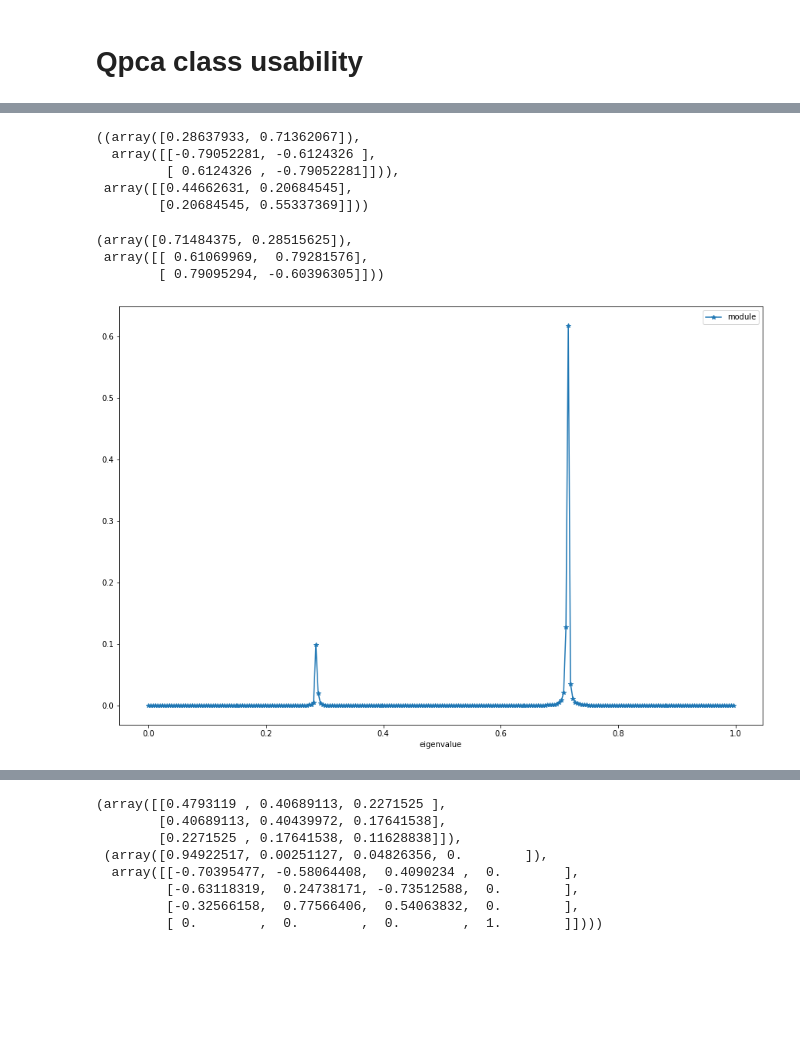
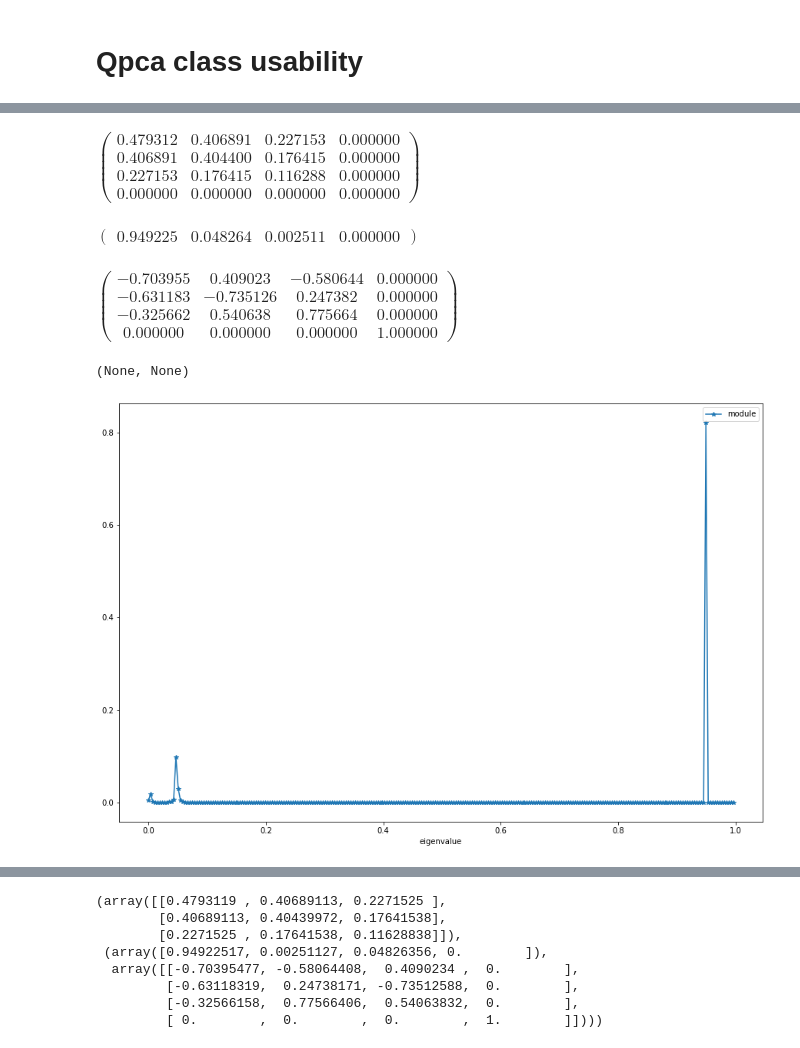
Before and after one commit to Eagle-quantum/QuPCA, a Jupyter notebook: class_usability.ipynb, the cells around one changed output, grey strips where cells are left out. Cells and saved outputs as stored; diff of their text form; code cells hidden in the pictures; blank space fills up the shorter version.

Commit message:
print latex matrix

```diff
--- a/class_usability.ipynb
+++ b/class_usability.ipynb
@@ -55,7 +56,7 @@ state_vector_tomography(qc,n_shots=8000,drawing_amplitude_circuit=True,drawing_s
 # Qpca class usability
 # %%
 resolution=8
-matrix_dimension=2
+matrix_dimension=3
 lista=list(range(0,2**resolution))
 #eigenvalues_list=[0.65,0.25,0.06,0.04]
 # %%
@@ -72,10 +78,15 @@ eigenvalue: 0.33967028229637136 - eigenvector: [-0.791  0.612]
 # %%
 qpca=QPCA().fit(input_matrix,resolution=resolution)
 # %%
-np.linalg.eig(qpca.input_matrix),qpca.input_matrix
+orig_eigenvalue,orig_eigenvectors=np.linalg.eig(qpca.input_matrix)#,qpca.input_matrix
-# %% [output]
-((array([0.28637933, 0.71362067]),
-  array([[-0.79052281, -0.6124326 ],
-         [ 0.6124326 , -0.79052281]])),
- array([[0.44662631, 0.20684545],
-        [0.20684545, 0.55337369]]))
+# %%
+to_jup(qpca.input_matrix,fmt='{:3f}')
+# %% [output]
+$\displaystyle \left(
+\begin{array}{}
+  0.479312 &  0.406891 &  0.227153 &  0.000000\\
+  0.406891 &  0.404400 &  0.176415 &  0.000000\\
+  0.227153 &  0.176415 &  0.116288 &  0.000000\\
+  0.000000 &  0.000000 &  0.000000 &  0.000000
+\end{array}
+\right)$
@@ -82,7 +97,21 @@ np.linalg.eig(qpca.input_matrix),qpca.input_matrix
+# %%
+to_jup(orig_eigenvalue,fmt='{:3f}'),to_jup(orig_eigenvectors,fmt='{:3f}')
+# %% [output]
+$\displaystyle \left(
+\begin{array}{}
+  0.949225 &  0.048264 &  0.002511 &  0.000000
+\end{array}
+\right)$
+$\displaystyle \left(
+\begin{array}{}
+ -0.703955 &  0.409023 & -0.580644 &  0.000000\\
+ -0.631183 & -0.735126 &  0.247382 &  0.000000\\
+ -0.325662 &  0.540638 &  0.775664 &  0.000000\\
+  0.000000 &  0.000000 &  0.000000 &  1.000000
+\end{array}
+\right)$
+(None, None)
 # %%
-qpca.eigenvectors_reconstruction(n_shots=1000000,n_repetitions=1,plot_peaks=True)
+eigenvalues,eigenvectors=qpca.eigenvectors_reconstruction(n_shots=1000000,n_repetitions=1,plot_peaks=True)
 # %% [output]
-(array([0.71484375, 0.28515625]),
- array([[ 0.61069969,  0.79281576],
-        [ 0.79095294, -0.60396305]]))
-[figure, old version]
+[figure, new version]
```
Also changed, not shown: parts of 6 cells of this notebook.
